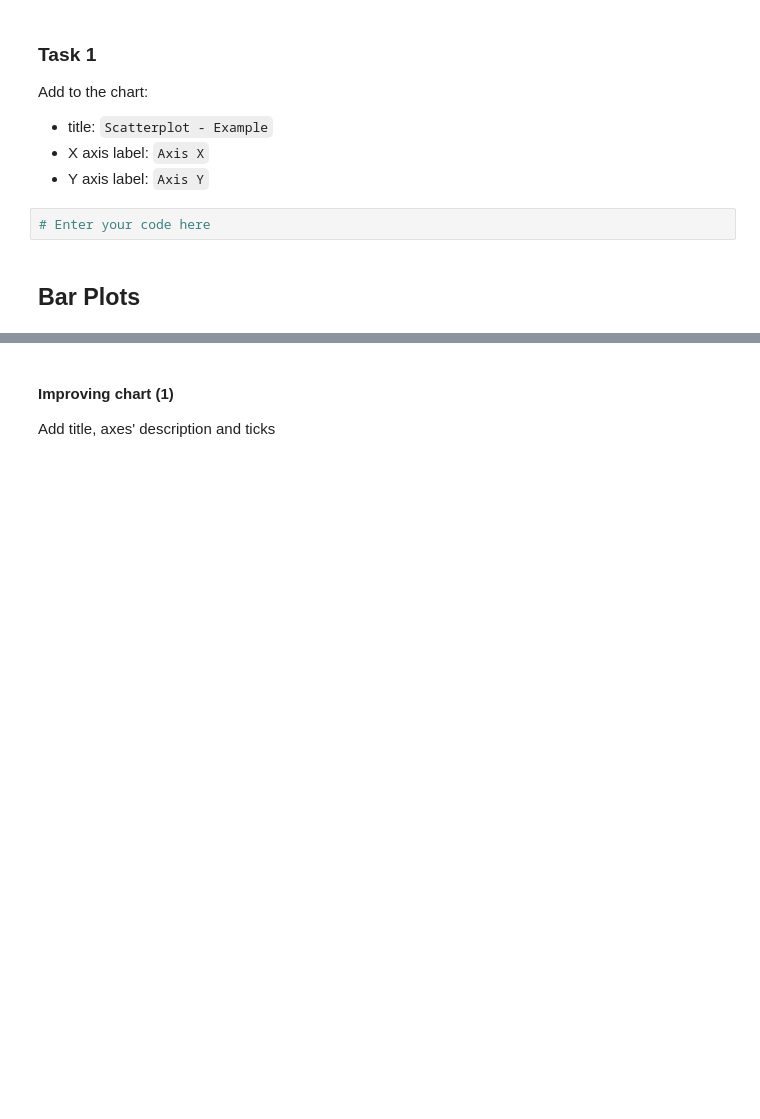
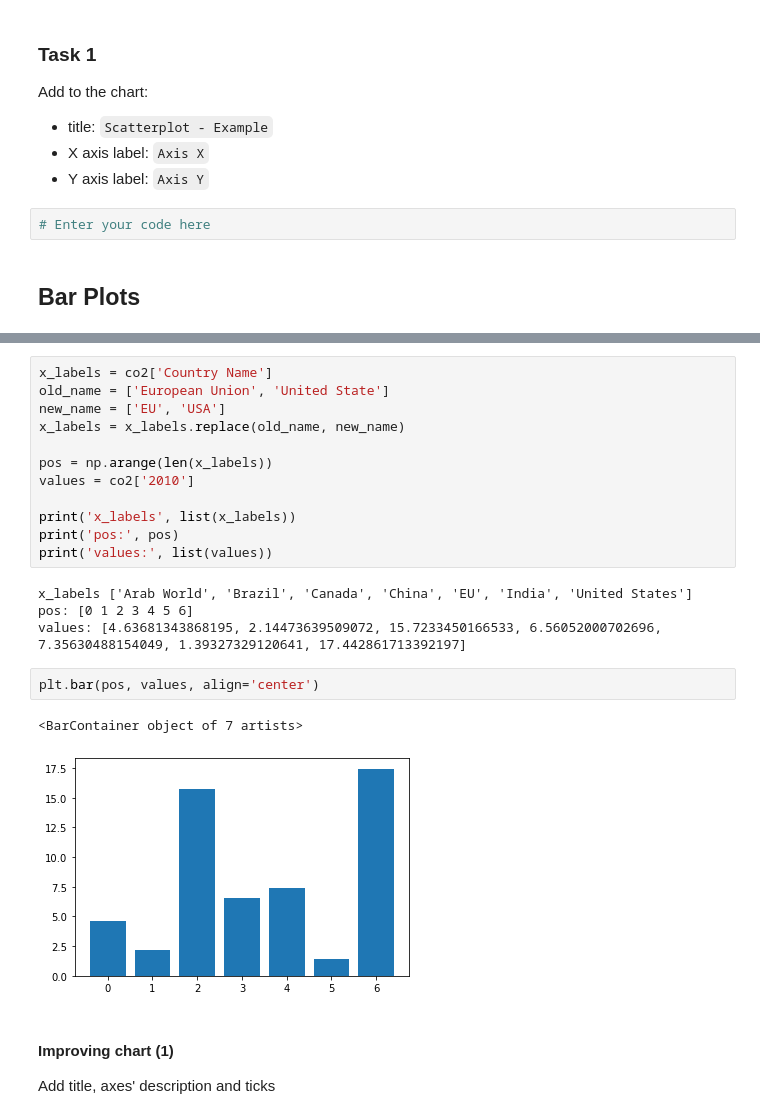
Before and after one commit to For-Chance/CourseOfConstructionInformation, a Jupyter notebook: Class/Class_05/Charts_1/04 - Charts 1 - Empty.ipynb, the cells around one changed output, grey strips where cells are left out. Cells and saved outputs as stored; diff of their text form; blank space fills up the shorter version.

```diff
--- a/Class/Class_05/Charts_1/04 - Charts 1 - Empty.ipynb
+++ b/Class/Class_05/Charts_1/04 - Charts 1 - Empty.ipynb
@@ -20,3 +108,24 @@ Add to the chart:
+# %%
+x_labels = co2['Country Name']
+old_name = ['European Union', 'United State']
+new_name = ['EU', 'USA']
+x_labels = x_labels.replace(old_name, new_name)
+
+pos = np.arange(len(x_labels))
+values = co2['2010']
+
+print('x_labels', list(x_labels))
+print('pos:', pos)
+print('values:', list(values))
+# %% [output]
+x_labels ['Arab World', 'Brazil', 'Canada', 'China', 'EU', 'India', 'United States']
+pos: [0 1 2 3 4 5 6]
+values: [4.63681343868195, 2.14473639509072, 15.7233450166533, 6.56052000702696, 7.35630488154049, 1.39327329120641, 17.442861713392197]
+# %%
+plt.bar(pos, values, align='center')
+# %% [output]
+<BarContainer object of 7 artists>
+[figure, added]
 # %% [markdown]
 #### Improving chart (1)
 Add title, axes' description and ticks
```
Also changed, not shown: parts of 23 cells of this notebook.
